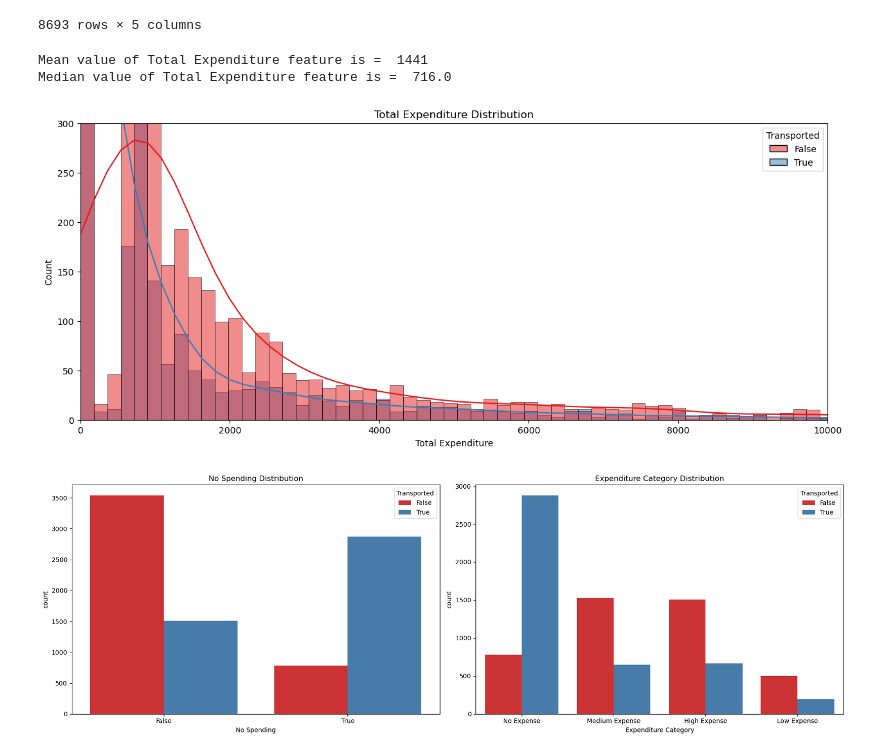
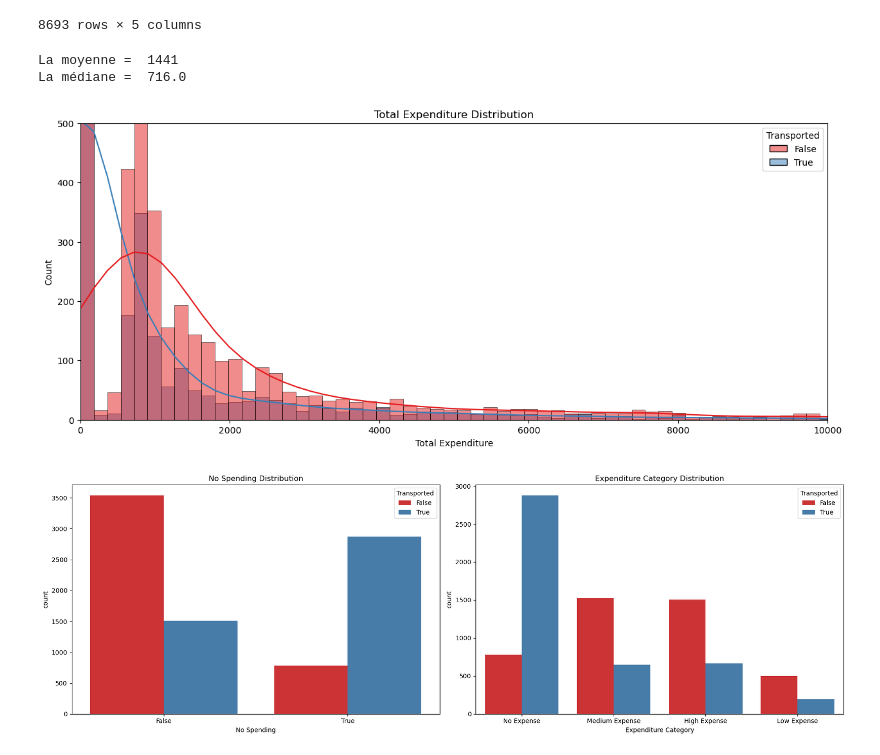
Before and after one commit to ColinAlAskA/Projet_ENSIIE_Apprentissage_Automatique, a Jupyter notebook: ml.ipynb, the cells around one changed output. Drawn from its saved outputs; the diff is of its cells as text; code cells hidden in the pictures.

```diff
--- a/ml.ipynb
+++ b/ml.ipynb
@@ -484,26 +482,26 @@ train_df[exp_cols]
 # %%
 def new_exp_features(df):
     df["Total Expenditure"] = df[exp_cols].sum(axis=1)
     df["No Spending"] = (df["Total Expenditure"]==0)
 new_exp_features(train_df)
 new_exp_features(test_df)
 
 plt.figure(figsize=(15,6))
 sns.histplot(x="Total Expenditure", hue="Transported", data=train_df, kde=True, palette="Set1",bins=200)
-plt.ylim(0,300)
+plt.ylim(0,500)
 plt.xlim(0,10000)
 plt.title("Total Expenditure Distribution")
 
 mean = round(train_df["Total Expenditure"].mean())
 median = train_df["Total Expenditure"].median()
 
 
-print("Mean value of Total Expenditure feature is = ",mean)
-print("Median value of Total Expenditure feature is = ",median)
+print("La moyenne = ",mean)
+print("La médiane = ",median)
 # %% [output]
-Mean value of Total Expenditure feature is =  1441
-Median value of Total Expenditure feature is =  716.0
+La moyenne =  1441
+La médiane =  716.0
-[figure, old version]
+[figure, new version]
 # %%
 def expenditure_category(df):
     expense_category = []
```
Also changed, not shown: parts of 41 cells of this notebook, 6 other files.
